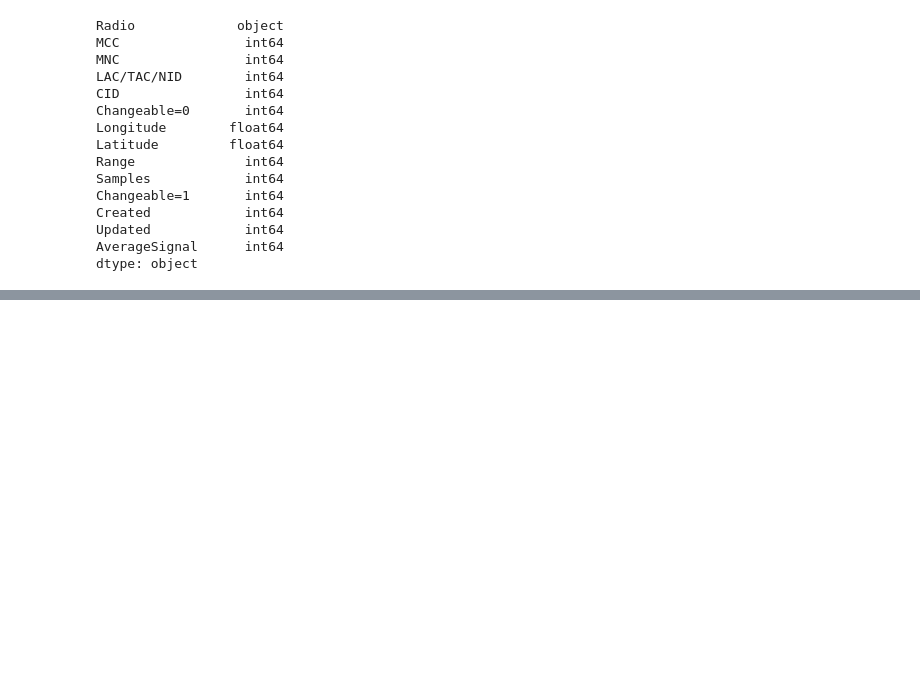
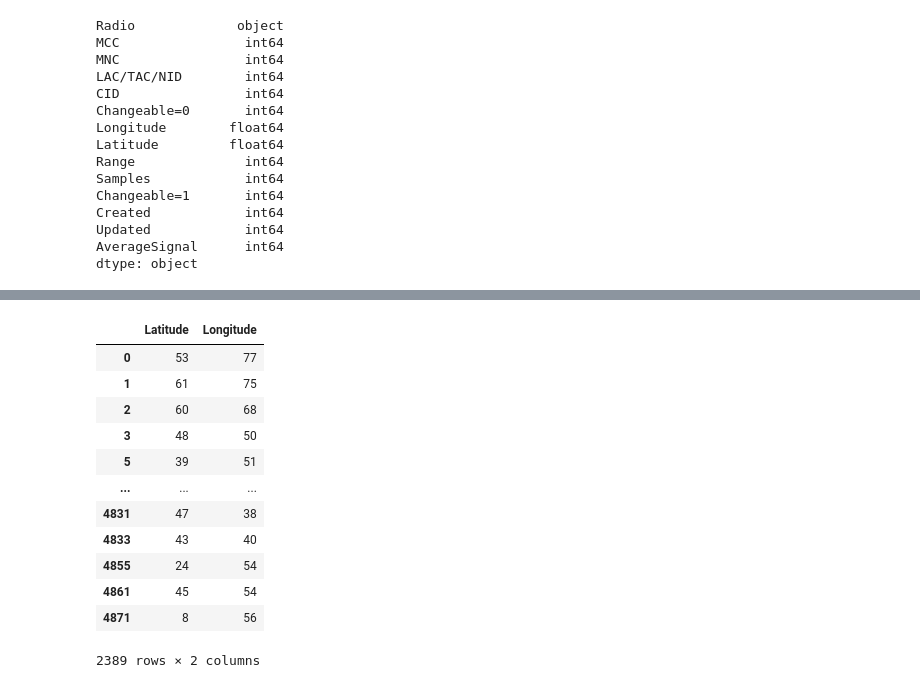
Before and after one commit to paulora2405/espy-user-mobility, a Jupyter notebook: notebooks/geo-parsing.ipynb, the cells around one changed output, grey strips where cells are left out. Cells and saved outputs as stored; diff of their text form; code cells hidden in the pictures; blank space fills up the shorter version.

```diff
--- a/notebooks/geo-parsing.ipynb
+++ b/notebooks/geo-parsing.ipynb
@@ -184,0 +207,18 @@ scatter_hist(x, y, ax, ax_histx, ax_histy)
+# %%
+coordinates_df = df_dedup[['Latitude', 'Longitude']]
+
+coordinates_df
+# %% [output]
+|  | Latitude | Longitude |
+| 0 | 53 | 77 |
+| 1 | 61 | 75 |
+| 2 | 60 | 68 |
+| 3 | 48 | 50 |
+| 5 | 39 | 51 |
+| ... | ... | ... |
+| 4831 | 47 | 38 |
+| 4833 | 43 | 40 |
+| 4855 | 24 | 54 |
+| 4861 | 45 | 54 |
+| 4871 | 8 | 56 |
+2389 rows × 2 columns
```
Also changed, not shown: parts of 24 cells of this notebook, 5 other files.
